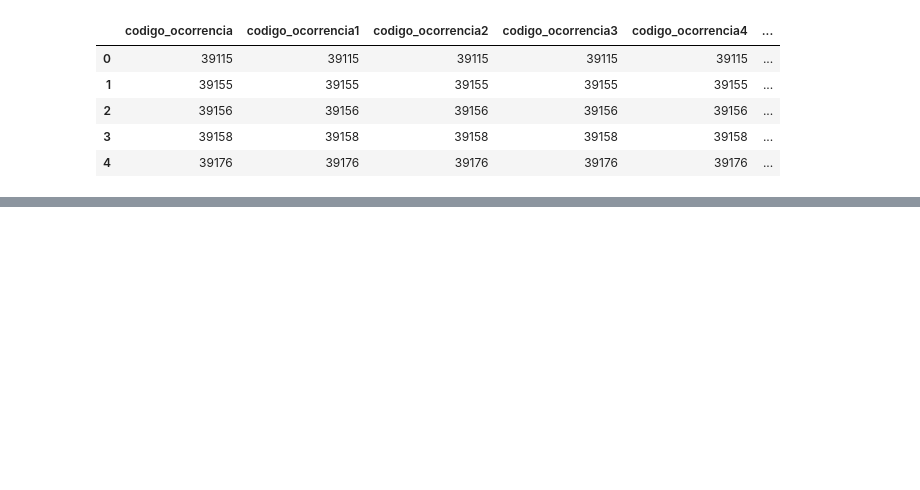
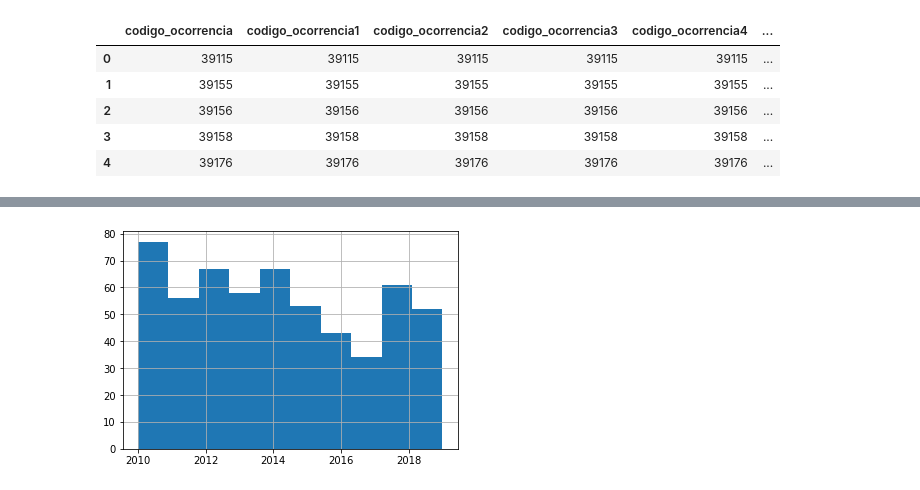
Before and after one commit to leonarddocchagas/data_science, a Jupyter notebook: ocorrencias_aeronauticas_da_aviacao_civil_brasileira.ipynb, the cells around one changed output, grey strips where cells are left out. Drawn from its saved outputs; the diff is of its cells as text; code cells hidden in the pictures; blank space fills up the shorter version.

```diff
--- a/ocorrencias_aeronauticas_da_aviacao_civil_brasileira.ipynb
+++ b/ocorrencias_aeronauticas_da_aviacao_civil_brasileira.ipynb
@@ -37,0 +427,3 @@ UnicodeDecodeError: ignored
+# %%
+# criar coluna ano
+df_ocorrencia_aviacao_ne['Ano'] = df_ocorrencia_aviacao_ne.ocorrencia_dia.dt.year
@@ -37,0 +440,5 @@ UnicodeDecodeError: ignored
+# %%
+# distribuição de acidentes ao longo dos anos
+df_ocorrencia_aviacao_ne['Ano'].hist();
+# %% [output]
+[figure, added]
```
Also changed, not shown: parts of 58 cells of this notebook.
